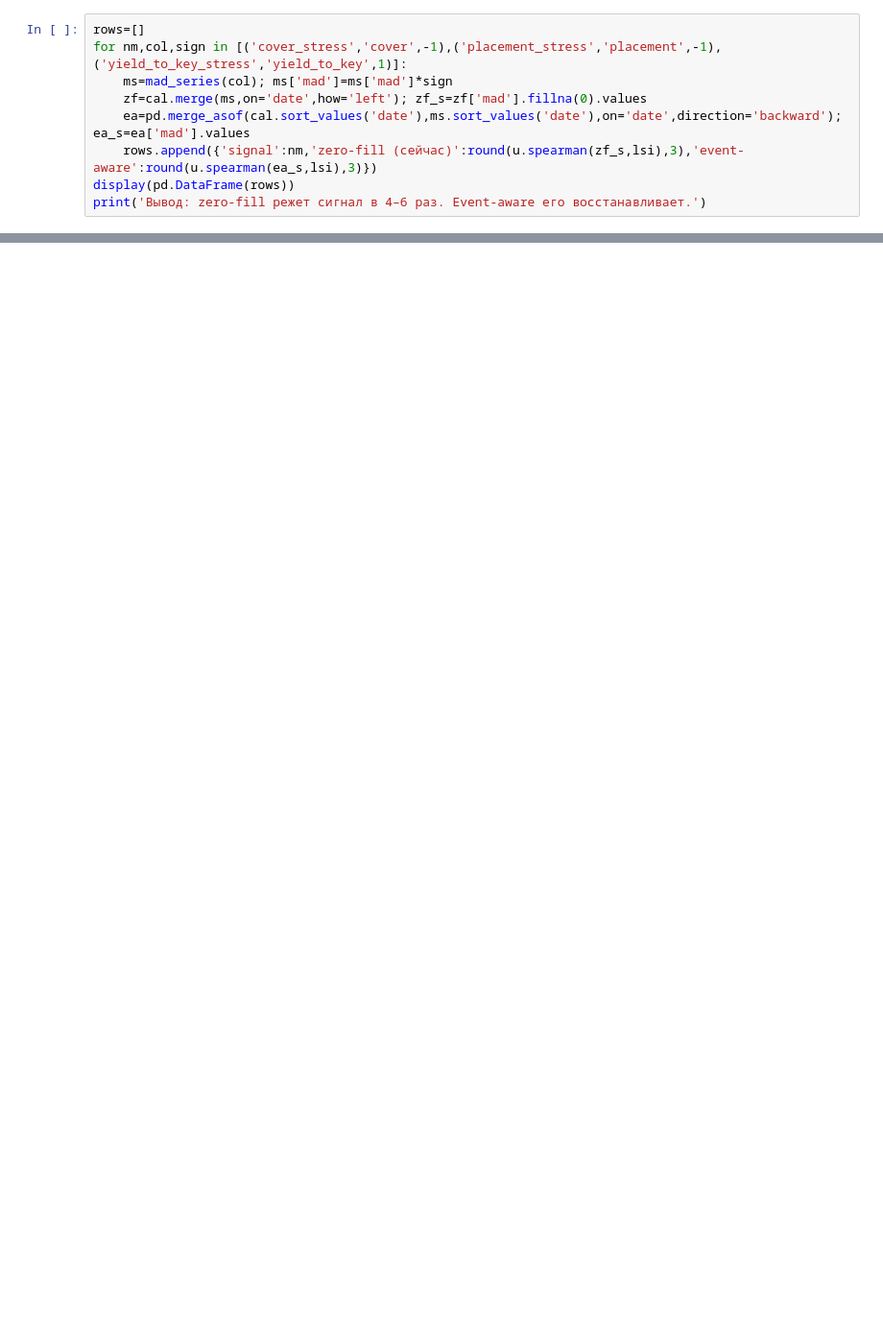
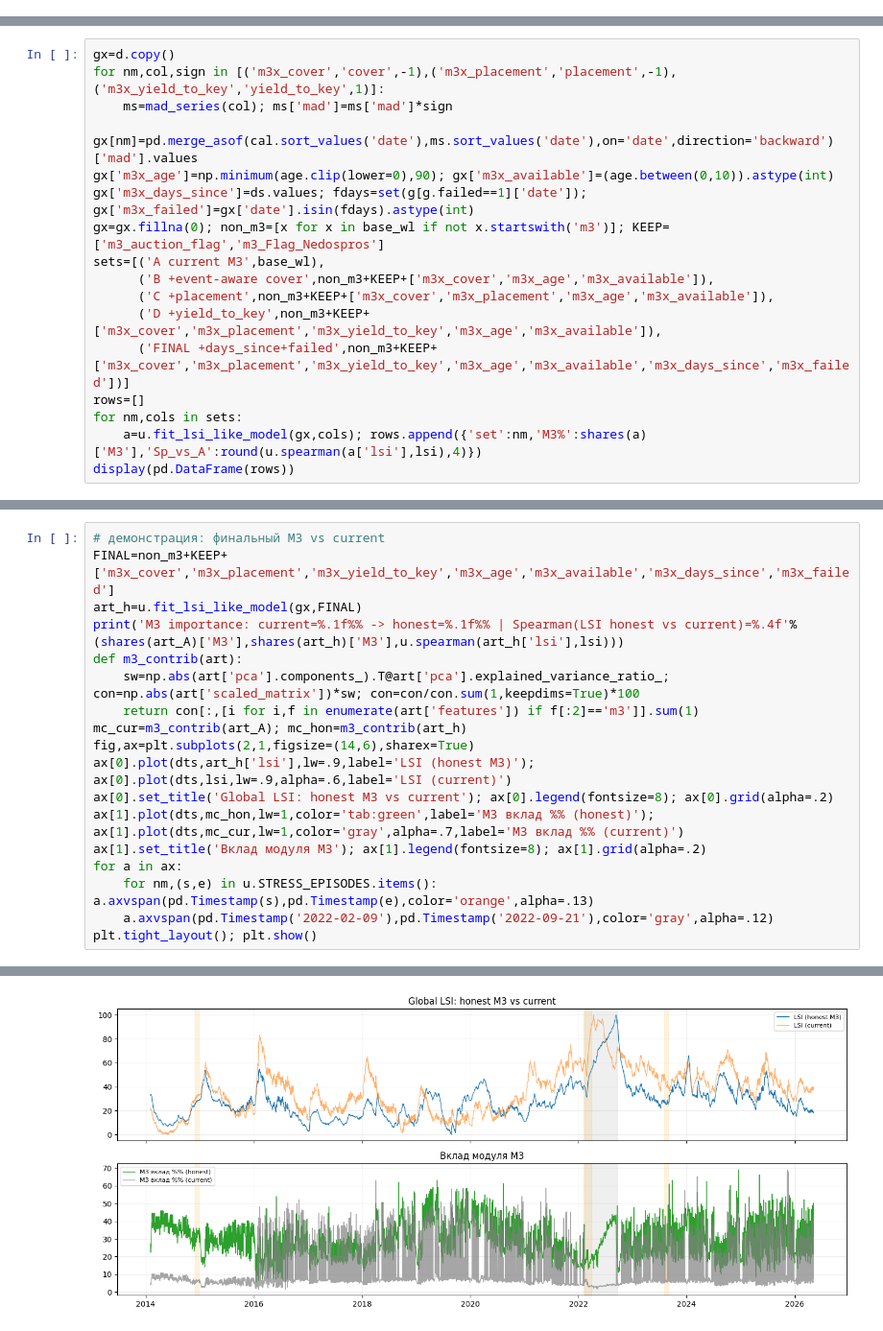
Before and after one commit to Povid1o/MathMode_LiquidityCatchers_RuLiquiditySentinel, a Jupyter notebook: lab/10_m3_ofz_research.ipynb, the cells around one changed output, grey strips where cells are left out. Shown at 96% size. Saved outputs shown, nothing was run; the diff lists cells and outputs as text; blank space fills up the shorter version.

```diff
--- a/lab/10_m3_ofz_research.ipynb
+++ b/lab/10_m3_ofz_research.ipynb
@@ -455,9 +0,0 @@ pd.DataFrame(rows)
-# %%
-rows=[]
-for nm,col,sign in [('cover_stress','cover',-1),('placement_stress','placement',-1),('yield_to_key_stress','yield_to_key',1)]:
-    ms=mad_series(col); ms['mad']=ms['mad']*sign
-    zf=cal.merge(ms,on='date',how='left'); zf_s=zf['mad'].fillna(0).values
-    ea=pd.merge_asof(cal.sort_values('date'),ms.sort_values('date'),on='date',direction='backward'); ea_s=ea['mad'].values
-    rows.append({'signal':nm,'zero-fill (сейчас)':round(u.spearman(zf_s,lsi),3),'event-aware':round(u.spearman(ea_s,lsi),3)})
-display(pd.DataFrame(rows))
-print('Вывод: zero-fill режет сигнал в 4–6 раз. Event-aware его восстанавливает.')
@@ -637,0 +176,17 @@ pd.DataFrame(rows)
+# %%
+gx=d.copy()
+for nm,col,sign in [('m3x_cover','cover',-1),('m3x_placement','placement',-1),('m3x_yield_to_key','yield_to_key',1)]:
+    ms=mad_series(col); ms['mad']=ms['mad']*sign
+    gx[nm]=pd.merge_asof(cal.sort_values('date'),ms.sort_values('date'),on='date',direction='backward')['mad'].values
+gx['m3x_age']=np.minimum(age.clip(lower=0),90); gx['m3x_available']=(age.between(0,10)).astype(int)
+gx['m3x_days_since']=ds.values; fdays=set(g[g.failed==1]['date']); gx['m3x_failed']=gx['date'].isin(fdays).astype(int)
+gx=gx.fillna(0); non_m3=[x for x in base_wl if not x.startswith('m3')]; KEEP=['m3_auction_flag','m3_Flag_Nedospros']
+sets=[('A current M3',base_wl),
+      ('B +event-aware cover',non_m3+KEEP+['m3x_cover','m3x_age','m3x_available']),
+      ('C +placement',non_m3+KEEP+['m3x_cover','m3x_placement','m3x_age','m3x_available']),
+      ('D +yield_to_key',non_m3+KEEP+['m3x_cover','m3x_placement','m3x_yield_to_key','m3x_age','m3x_available']),
+      ('FINAL +days_since+failed',non_m3+KEEP+['m3x_cover','m3x_placement','m3x_yield_to_key','m3x_age','m3x_available','m3x_days_since','m3x_failed'])]
+rows=[]
+for nm,cols in sets:
+    a=u.fit_lsi_like_model(gx,cols); rows.append({'set':nm,'M3%':shares(a)['M3'],'Sp_vs_A':round(u.spearman(a['lsi'],lsi),4)})
+display(pd.DataFrame(rows))
@@ -637,0 +200,19 @@ pd.DataFrame(rows)
+# %%
+# демонстрация: финальный M3 vs current
+FINAL=non_m3+KEEP+['m3x_cover','m3x_placement','m3x_yield_to_key','m3x_age','m3x_available','m3x_days_since','m3x_failed']
+art_h=u.fit_lsi_like_model(gx,FINAL)
+print('M3 importance: current=%.1f%% -> honest=%.1f%% | Spearman(LSI honest vs current)=%.4f'%(shares(art_A)['M3'],shares(art_h)['M3'],u.spearman(art_h['lsi'],lsi)))
+def m3_contrib(art):
+    sw=np.abs(art['pca'].components_).T@art['pca'].explained_variance_ratio_; con=np.abs(art['scaled_matrix'])*sw; con=con/con.sum(1,keepdims=True)*100
+    return con[:,[i for i,f in enumerate(art['features']) if f[:2]=='m3']].sum(1)
+mc_cur=m3_contrib(art_A); mc_hon=m3_contrib(art_h)
+fig,ax=plt.subplots(2,1,figsize=(14,6),sharex=True)
+ax[0].plot(dts,art_h['lsi'],lw=.9,label='LSI (honest M3)'); ax[0].plot(dts,lsi,lw=.9,alpha=.6,label='LSI (current)')
+ax[0].set_title('Global LSI: honest M3 vs current'); ax[0].legend(fontsize=8); ax[0].grid(alpha=.2)
+ax[1].plot(dts,mc_hon,lw=1,color='tab:green',label='M3 вклад %% (honest)'); ax[1].plot(dts,mc_cur,lw=1,color='gray',alpha=.7,label='M3 вклад %% (current)')
+ax[1].set_title('Вклад модуля M3'); ax[1].legend(fontsize=8); ax[1].grid(alpha=.2)
+for a in ax:
+    for nm,(s,e) in u.STRESS_EPISODES.items(): a.axvspan(pd.Timestamp(s),pd.Timestamp(e),color='orange',alpha=.13)
+    a.axvspan(pd.Timestamp('2022-02-09'),pd.Timestamp('2022-09-21'),color='gray',alpha=.12)
+plt.tight_layout(); plt.show()
+# %% [output]
@@ -637,0 +220 @@ pd.DataFrame(rows)
+[figure, added]
```
Also changed, not shown: parts of 78 cells of this notebook, 3 other files.
